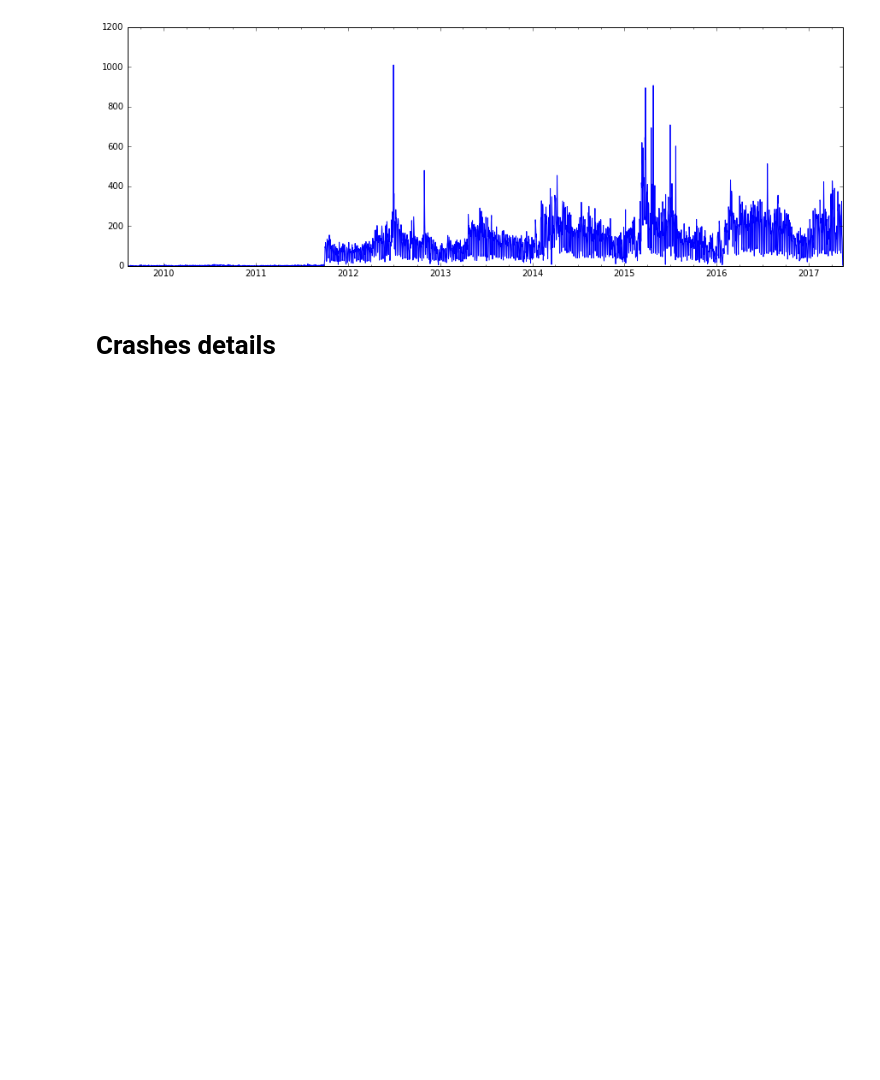
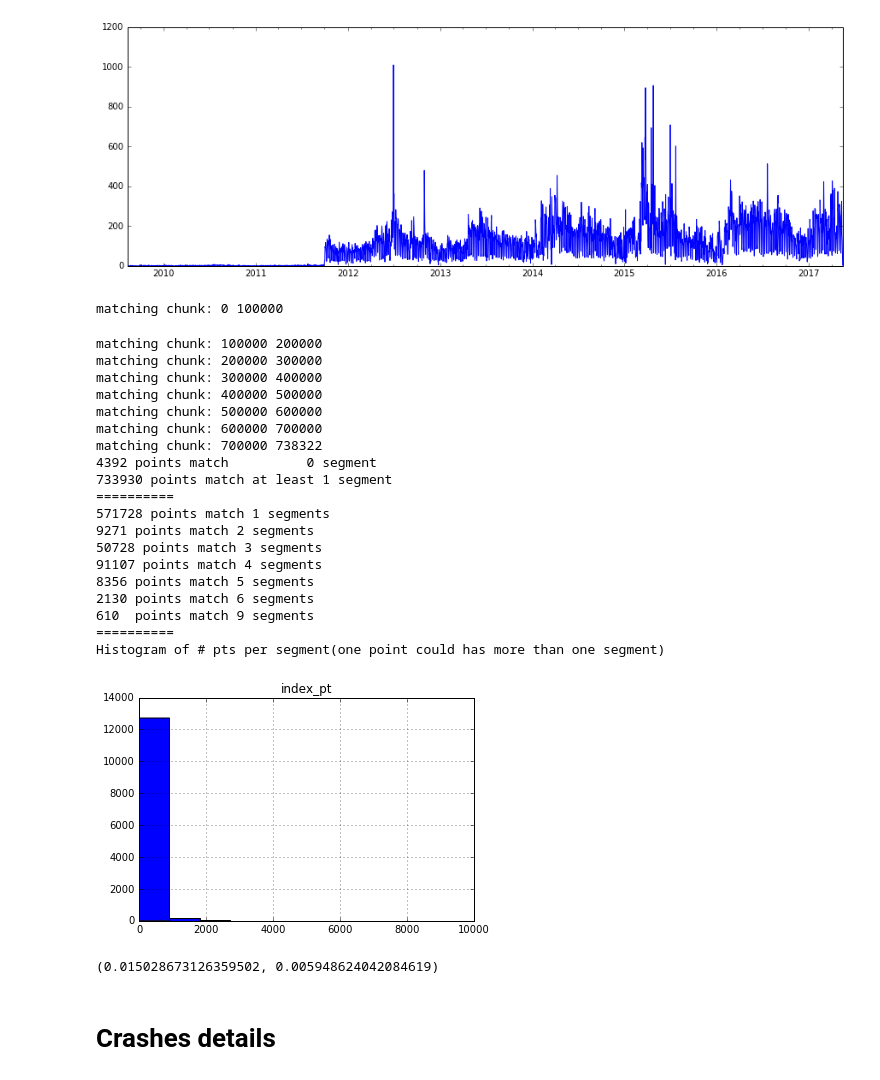
Before and after one commit to JHWu92/Cycling_safety, a Jupyter notebook: open_data_analysis/RAW-dc-crash-vision0-311.ipynb, the cells around one changed output. Saved outputs shown, nothing was run; the diff lists cells and outputs as text; code cells hidden in the pictures; blank space fills up the shorter version.

Commit message:
distr by segs

```diff
--- a/open_data_analysis/RAW-dc-crash-vision0-311.ipynb
+++ b/open_data_analysis/RAW-dc-crash-vision0-311.ipynb
@@ -37,4 +54,42 @@ import pandas as pd
 %matplotlib inline
+# %%
+seg_dc = gp.read_file('data/raw_data/segments_dc_opendc.geojson')
+# %%
+def distr_by_segs(pts_has_ln, pts_no_ln):
+    how_many_segs_per_pt = pts_has_ln.groupby('index_pt').agg('count').index_ln.value_counts().to_dict()
+    assert 0 not in how_many_segs_per_pt
+    print '{:<4} points match          0 segment'.format(len(pts_no_ln))
+    print '{:<4} points match at least 1 segment'.format(pts_has_ln['index_pt'].nunique())
+    print '='*10
+    for i, cnt in how_many_segs_per_pt.items():
+        print '{:<4} points match {} segments'.format(cnt, i)
+
+    print '=' * 10
+    print 'Histogram of # pts per segment(one point could has more than one segment)'
+    pts_has_ln.groupby('index_ln').agg('count').hist()
+# %%
+
+def match_pts2segs(gpdf, segs, epsg, chunk=10**5):
+
+    if len(gpdf) > chunk:
+        list_pts_has_ln, list_pts_no_ln = [], []
+        size = len(gpdf)
+        start = 0
+        end = min(start+chunk, size)
+        while(start< size):
+            print 'matching chunk:', start, end
+            pts_has_ln, pts_no_ln=pts2segs(gpdf[start:end], segs, epsg)
+            list_pts_has_ln.append(pts_has_ln)
+            list_pts_no_ln.append(pts_no_ln)
+
+            start = end
+            end = min(start+chunk, size)
+        pts_has_ln = pd.concat(list_pts_has_ln, ignore_index=True)
+        pts_no_ln = pd.concat(list_pts_no_ln, ignore_index=True)
+    else:
+        pts_has_ln, pts_no_ln=pts2segs(gpdf, segs, epsg)
+
+    return pts_has_ln, pts_no_ln
 # %% [markdown]
 # 311 (Cityworks_Service_Requests) Details
 # %%
@@ -76,6 +131,38 @@ d.reindex(date_index).fillna(0).plot(figsize=(15,5))
 2009-08-11T17:49:00.000Z 2017-05-14T03:28:11.000Z
 <matplotlib.axes._subplots.AxesSubplot at 0x...>
 [figure]
+# %%
+# distribution by segments matched
+pts = csr311.apply(lambda x: Point(x.LONGITUDE, x.LATITUDE), axis=1)
+gpdf = gp.GeoDataFrame(pts, columns=['geometry'])
+pts_has_ln, pts_no_ln = match_pts2segs(gpdf, seg_dc, epsg_dc)
+distr_by_segs(pts_has_ln, pts_no_ln)
+# %% [output]
+matching chunk: 0 100000
+matching chunk: 100000 200000
+matching chunk: 200000 300000
+matching chunk: 300000 400000
+matching chunk: 400000 500000
+matching chunk: 500000 600000
+matching chunk: 600000 700000
+matching chunk: 700000 738322
+4392 points match          0 segment
+733930 points match at least 1 segment
+==========
+571728 points match 1 segments
+9271 points match 2 segments
+50728 points match 3 segments
+91107 points match 4 segments
+8356 points match 5 segments
+2130 points match 6 segments
+610  points match 9 segments
+==========
+Histogram of # pts per segment(one point could has more than one segment)
+[figure, added]
+# %%
+(8356+2130+610)*1.0/len(csr311), 4392.0/len(csr311)
+# %% [output]
+(0.015028673126359502, 0.005948624042084619)
 # %% [markdown]
 # Crashes details
 # %%
```
Also changed, not shown: parts of 15 cells of this notebook.
